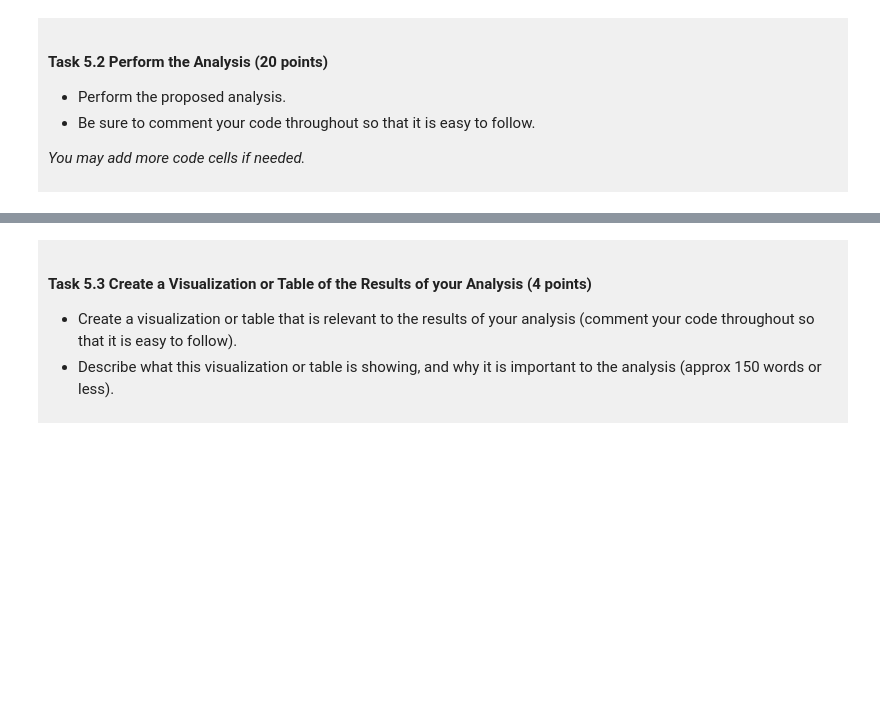
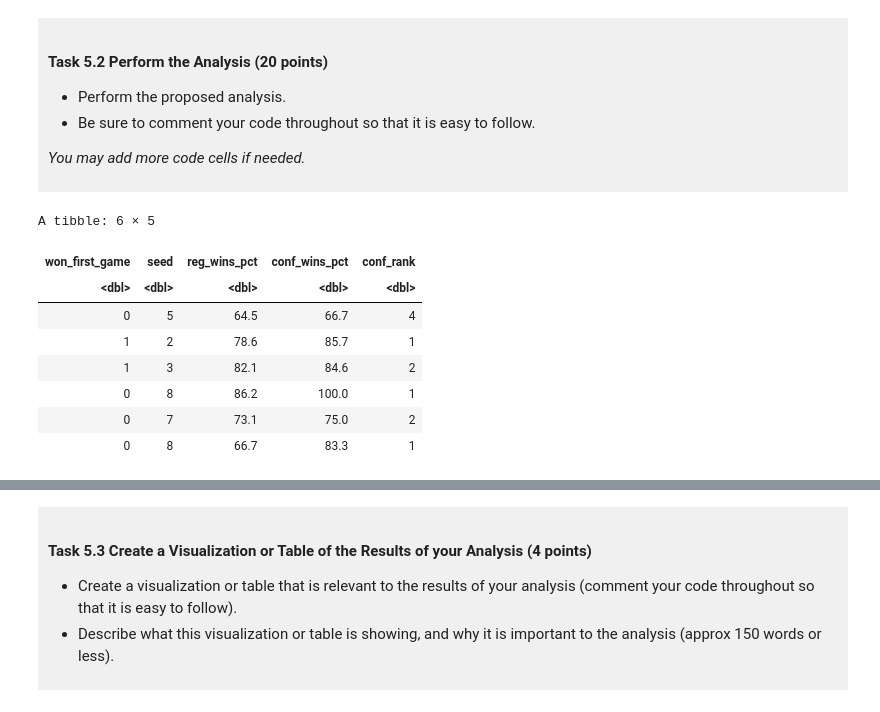
Before and after one commit to ayap07/dsci-100-project-amberyap, a Jupyter notebook: dsci-100-project-notebook.ipynb, the cells around one changed output, grey strips where cells are left out. Saved outputs shown, nothing was run; the diff lists cells and outputs as text; code cells hidden in the pictures; blank space fills up the shorter version.

Commit message:
Started on the analysis
Set up the model, recipe, data splitting, and fit. Still need to do the 5-fold cross validation model and confusion matrix - Task 5.2. :(

```diff
--- a/dsci-100-project-notebook.ipynb
+++ b/dsci-100-project-notebook.ipynb
@@ -467,4 +470,27 @@ This is a *draft*, we require a commit at this stage but it does not need to be
 
 </div>
 # %%
-### EDIT THIS CODE CELL ###
+#seed has already been set - from previous - student #
+clean_model <- clean_data |> #pipelines clean_data info into clean_model
+    mutate( #Tourney wins is originally a factor so numerify it
+            won_first_game = if_else(as.numeric(as.character(tourney_wins)) >= 1, 1, 0) #tourney_wins where 1 = won first game, 0 = lost first game
+        ) |> #Selects the predictors to use in the model
+    select(
+        won_first_game,
+        seed,
+        reg_wins_pct,
+        conf_wins_pct,
+        conf_rank
+        ) |>
+    drop_na() #drop rows with missing values
+head(clean_model) #double checking by pulling up the first 6
+# %% [output]
+A tibble: 6 × 5
+| won_first_game | seed | reg_wins_pct | conf_wins_pct | conf_rank |
+| <dbl> | <dbl> | <dbl> | <dbl> | <dbl> |
+| 0 | 5 | 64.5 | 66.7 | 4 |
+| 1 | 2 | 78.6 | 85.7 | 1 |
+| 1 | 3 | 82.1 | 84.6 | 2 |
+| 0 | 8 | 86.2 | 100.0 | 1 |
+| 0 | 7 | 73.1 | 75.0 | 2 |
+| 0 | 8 | 66.7 | 83.3 | 1 |
```
Also changed, not shown: parts of 6 cells of this notebook.
